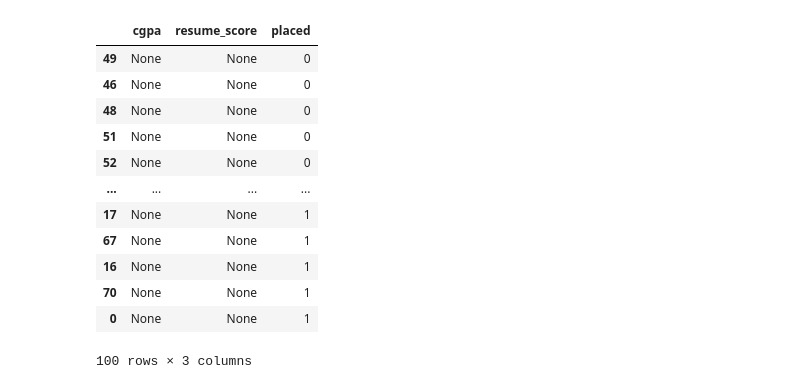
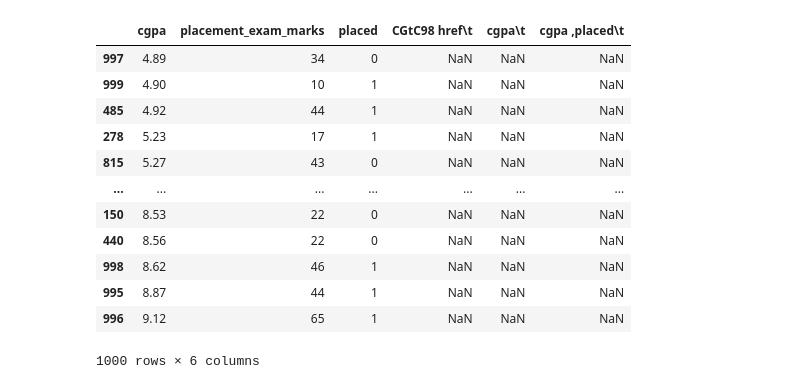
Before and after one commit to Ankit-Jakhar/pandas, a Jupyter notebook: pandas revision.ipynb, the cells around one changed output. Cells and saved outputs as stored; diff of their text form; code cells hidden in the pictures.

```diff
--- a/pandas revision.ipynb
+++ b/pandas revision.ipynb
@@ -33,4 +4,4 @@ a ={
 # %%
-df =pd.DataFrame(a)
+df =pd.read_csv("newplacementdata.csv")
 df
 # %% [output]
@@ -56,3 +20,0 @@ pd.read_csv("data_of_students" )
-# %%
-df =pd.read_csv("placement.csv")
-df
@@ -248,3 +109,0 @@ dtype: object
-# %%
-df["cgpa"]=df["cgpa"][2:6] =None
-df["resume_score"]=df["resume_score"][5:9]=None
@@ -312,19 +166,19 @@ array([[None, None, 1],
 # %%
 df =df.copy()
 # %%
-p= df.sort_values(by ="placed")
+p =df.sort_values(by ="cgpa")
 p
 # %% [output]
-|  | cgpa | resume_score | placed |
-| 49 | None | None | 0 |
-| 46 | None | None | 0 |
-| 48 | None | None | 0 |
-| 51 | None | None | 0 |
-| 52 | None | None | 0 |
-| ... | ... | ... | ... |
-| 17 | None | None | 1 |
-| 67 | None | None | 1 |
-| 16 | None | None | 1 |
-| 70 | None | None | 1 |
-| 0 | None | None | 1 |
+|  | cgpa | placement_exam_marks | placed | CGtC98 href\t | cgpa\t | cgpa ,placed\t |
+| 997 | 4.89 | 34 | 0 | NaN | NaN | NaN |
+| 999 | 4.90 | 10 | 1 | NaN | NaN | NaN |
+| 485 | 4.92 | 44 | 1 | NaN | NaN | NaN |
+| 278 | 5.23 | 17 | 1 | NaN | NaN | NaN |
+| 815 | 5.27 | 43 | 0 | NaN | NaN | NaN |
+| ... | ... | ... | ... | ... | ... | ... |
+| 150 | 8.53 | 22 | 0 | NaN | NaN | NaN |
+| 440 | 8.56 | 22 | 0 | NaN | NaN | NaN |
+| 998 | 8.62 | 46 | 1 | NaN | NaN | NaN |
+| 995 | 8.87 | 44 | 1 | NaN | NaN | NaN |
+| 996 | 9.12 | 65 | 1 | NaN | NaN | NaN |
-100 rows × 3 columns
+1000 rows × 6 columns
```
Also changed, not shown: parts of 72 cells of this notebook.
